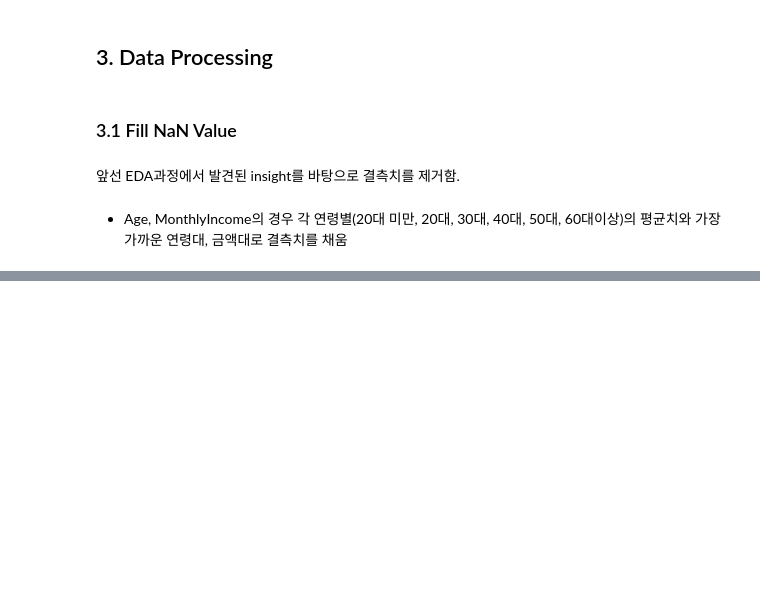
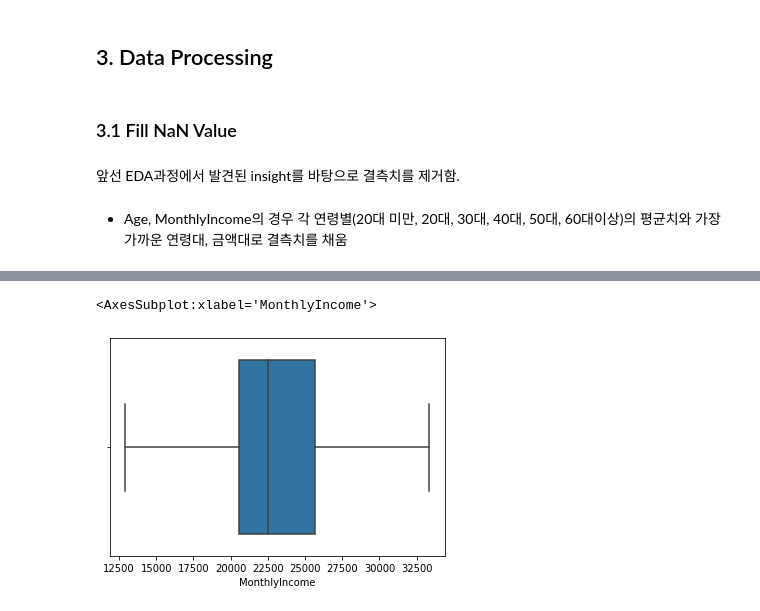
Before and after one commit to psrpsj/travel_package, a Jupyter notebook: travel_prediction.ipynb, the cells around one changed output, grey strips where cells are left out. Drawn from its saved outputs; the diff is of its cells as text; code cells hidden in the pictures; blank space fills up the shorter version.

```diff
--- a/travel_prediction.ipynb
+++ b/travel_prediction.ipynb
@@ -191,0 +346,5 @@ age_list = [15,25,35,45,55,65]
+# %%
+sb.boxplot(train["MonthlyIncome"])
+# %% [output]
+<AxesSubplot:xlabel='MonthlyIncome'>
+[figure, added]
```
Also changed, not shown: parts of 70 cells of this notebook, 1 other file.
